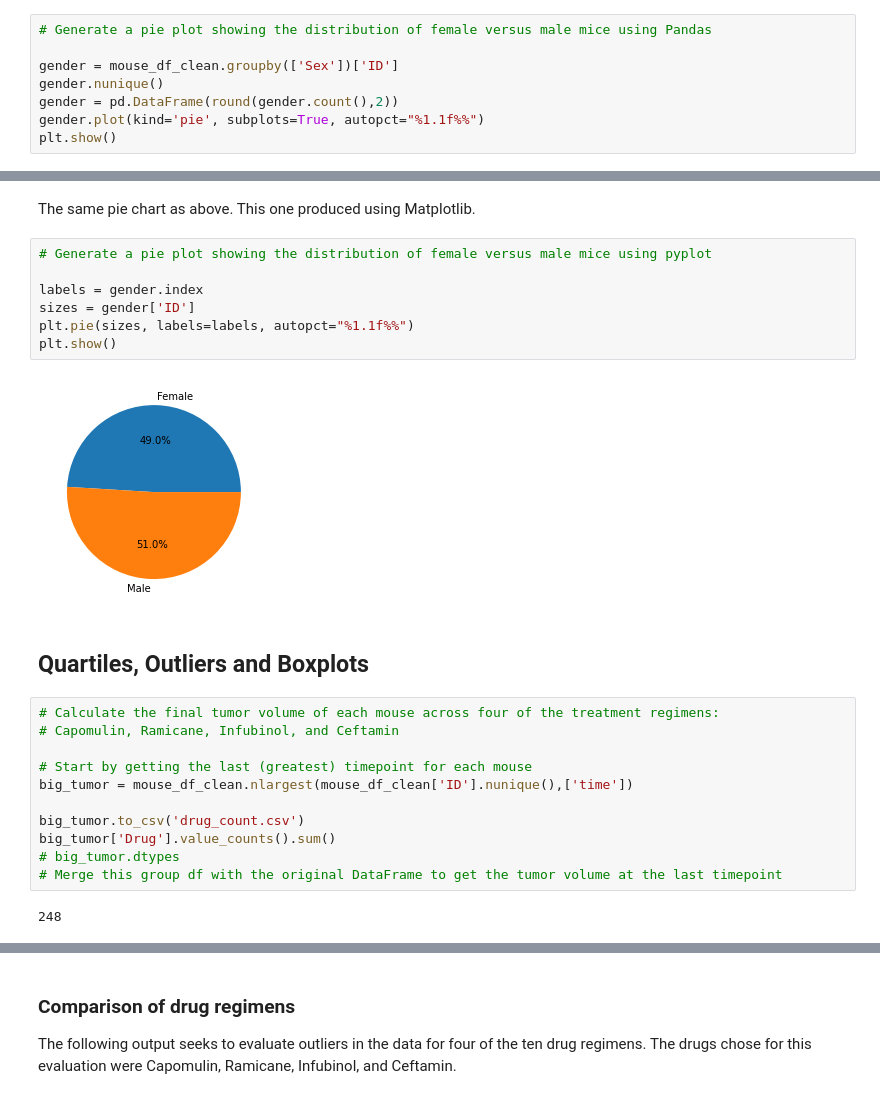
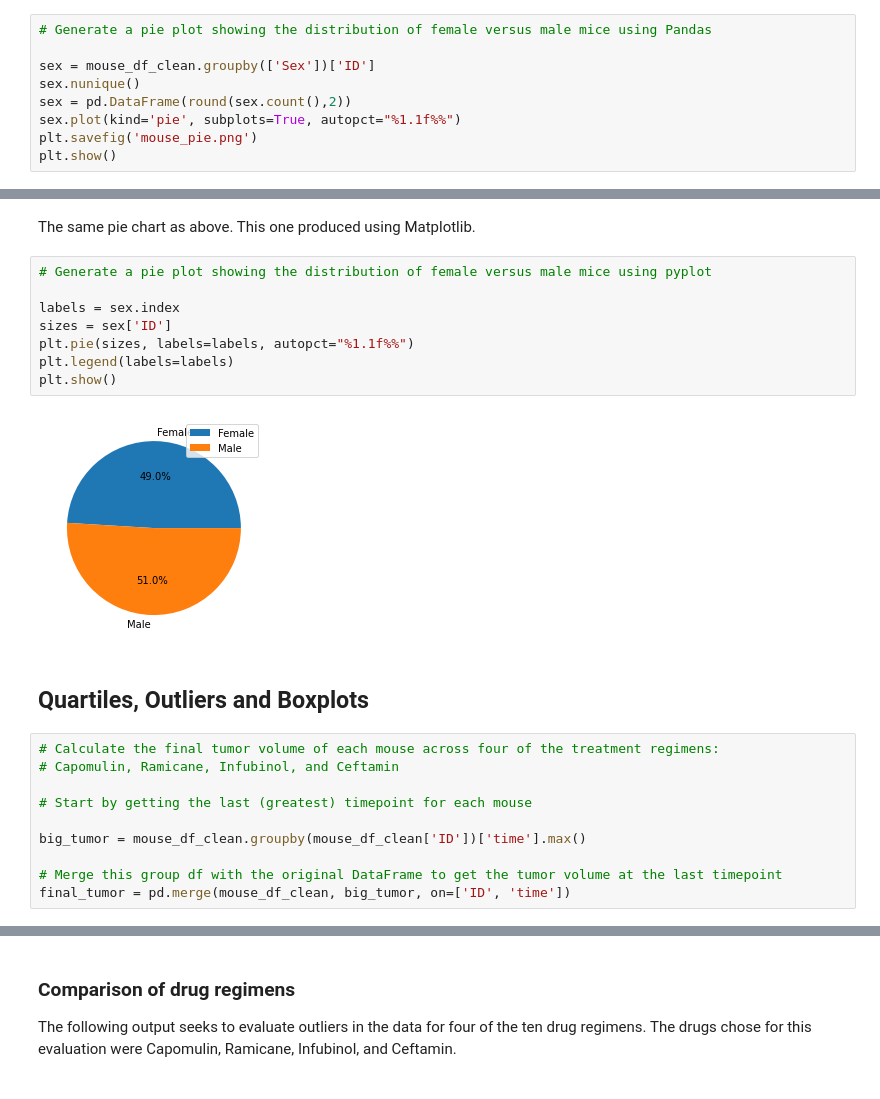
Before and after one commit to vgpass/matplotlib-challenge, a Jupyter notebook: Pymaceuticals/pymaceuticals_complete.ipynb, the cells around one changed output, grey strips where cells are left out. Cells and saved outputs as stored; diff of their text form.

```diff
--- a/Pymaceuticals/pymaceuticals_complete.ipynb
+++ b/Pymaceuticals/pymaceuticals_complete.ipynb
@@ -274,10 +239,11 @@ The pie chart below represents the distribution of the mice studied by sex. Char
 # %%
 # Generate a pie plot showing the distribution of female versus male mice using Pandas
 
-gender = mouse_df_clean.groupby(['Sex'])['ID']
-gender.nunique()
-gender = pd.DataFrame(round(gender.count(),2))
-gender.plot(kind='pie', subplots=True, autopct="%1.1f%%")
+sex = mouse_df_clean.groupby(['Sex'])['ID']
+sex.nunique()
+sex = pd.DataFrame(round(sex.count(),2))
+sex.plot(kind='pie', subplots=True, autopct="%1.1f%%")
+plt.savefig('mouse_pie.png')
 plt.show()
 # %% [output]
 [figure]
@@ -286,12 +252,13 @@ The same pie chart as above. This one produced using Matplotlib.
 # %%
 # Generate a pie plot showing the distribution of female versus male mice using pyplot
 
-labels = gender.index
-sizes = gender['ID']
+labels = sex.index
+sizes = sex['ID']
 plt.pie(sizes, labels=labels, autopct="%1.1f%%")
+plt.legend(labels=labels)
 plt.show()
 # %% [output]
-[figure, old version]
+[figure, new version]
 # %% [markdown]
 ## Quartiles, Outliers and Boxplots
 # %%
@@ -299,11 +266,8 @@ plt.show()
 # Capomulin, Ramicane, Infubinol, and Ceftamin
 
 # Start by getting the last (greatest) timepoint for each mouse
-big_tumor = mouse_df_clean.nlargest(mouse_df_clean['ID'].nunique(),['time'])
 
-big_tumor.to_csv('drug_count.csv')
-big_tumor['Drug'].value_counts().sum()
-# big_tumor.dtypes
+big_tumor = mouse_df_clean.groupby(mouse_df_clean['ID'])['time'].max()
+
 # Merge this group df with the original DataFrame to get the tumor volume at the last timepoint
+final_tumor = pd.merge(mouse_df_clean, big_tumor, on=['ID', 'time'])
-# %% [output]
-248
```
Also changed, not shown: parts of 13 cells of this notebook, 12 other files.
